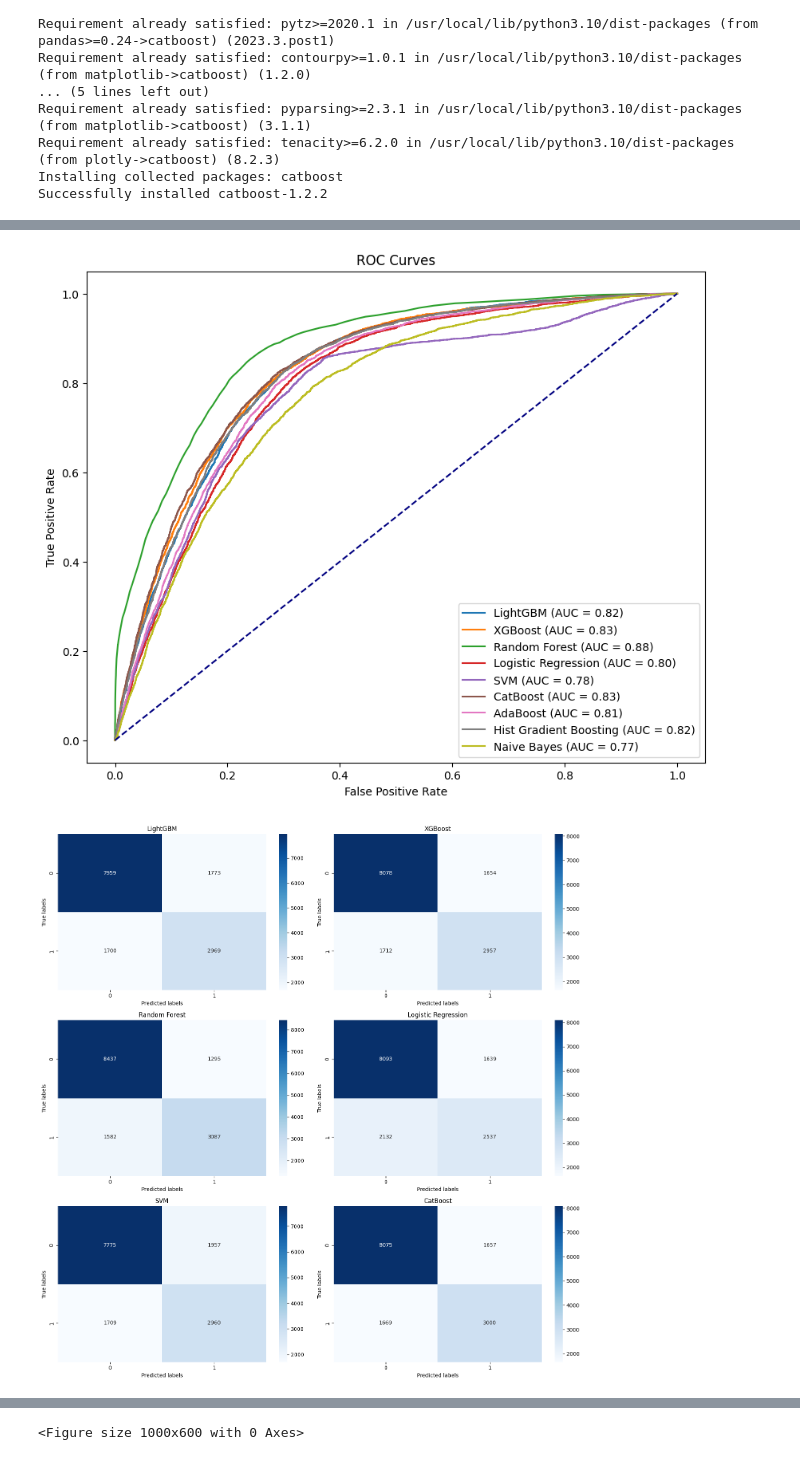
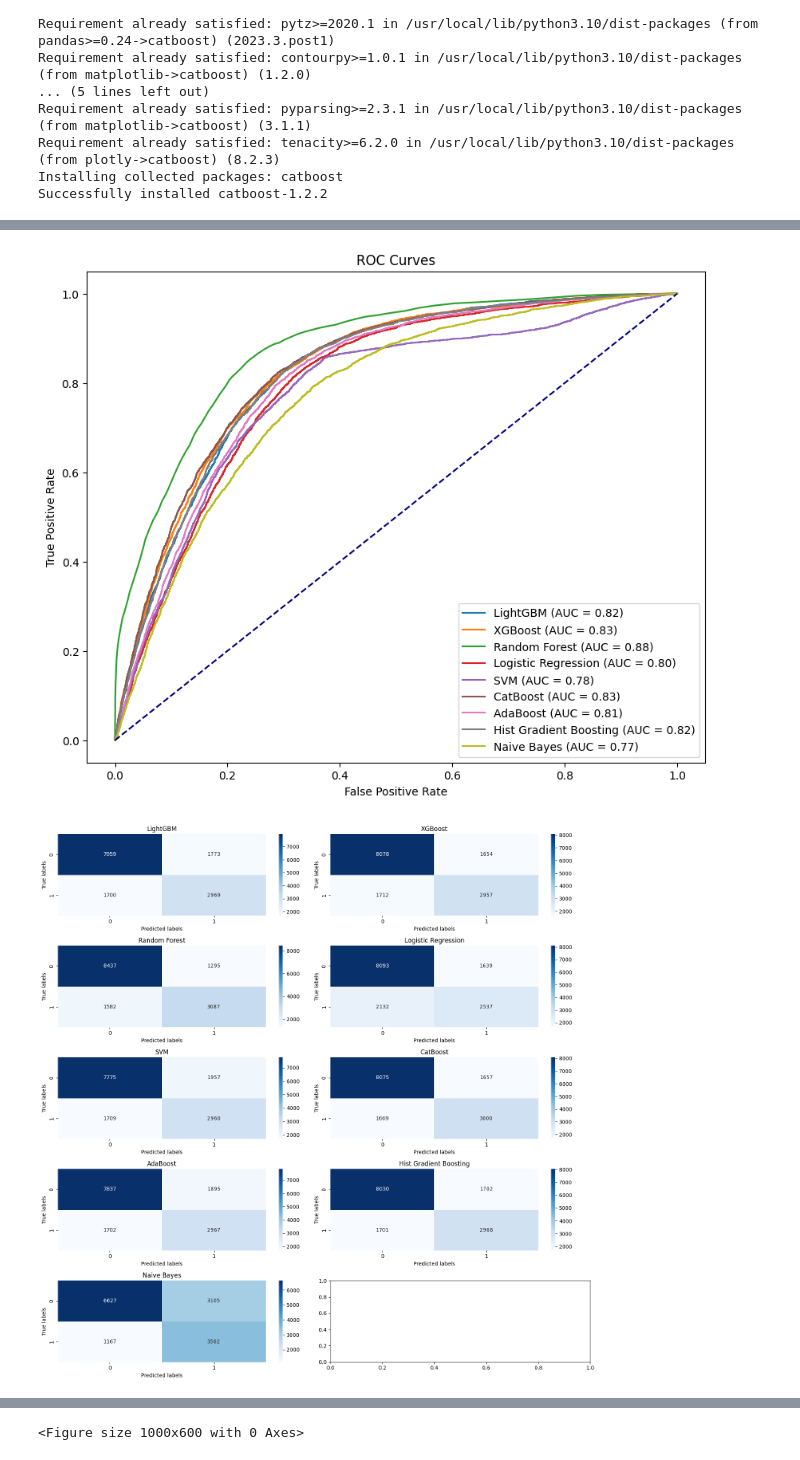
Before and after one commit to Sapphirine/202312-18-Predictive-Analytic-of-Amazon-Review-Helpfulness, a Jupyter notebook: ModelTraining.ipynb, the cells around one changed output, grey strips where cells are left out. Saved outputs shown, nothing was run; the diff lists cells and outputs as text; code cells hidden in the pictures.

```diff
--- a/ModelTraining.ipynb
+++ b/ModelTraining.ipynb
@@ -149,7 +149,7 @@ plt.legend(loc="lower right")
 plt.show()
 
 # Plot confusion matrices
-fig, axes = plt.subplots(nrows=3, ncols=2, figsize=(15, 15))
+fig, axes = plt.subplots(nrows=5, ncols=2, figsize=(15, 15))
 for ax, (name, result) in zip(axes.flatten(), results.items()):
     sns.heatmap(result['confusion_matrix'], annot=True, fmt='g', ax=ax, cmap='Blues')
     ax.set_title(name)
@@ -171,18 +171,18 @@ for name, result in results.items():
 You can set `force_row_wise=true` to remove the overhead.
 And if memory is not enough, you can set `force_col_wise=true`.
 [LightGBM] [Info] Total Bins 4144
 [LightGBM] [Info] Number of data points in the train set: 57603, number of used features: 20
 [LightGBM] [Info] [binary:BoostFromScore]: pavg=0.324254 -> initscore=-0.734290
 [LightGBM] [Info] Start training from score -0.734290
 STOP: TOTAL NO. of ITERATIONS REACHED LIMIT.
 
 Increase the number of iterations (max_iter) or scale the data as shown in:
     https://scikit-learn.org/stable/modules/preprocessing.html
 Please also refer to the documentation for alternative solver options:
     https://scikit-learn.org/stable/modules/linear_model.html#logistic-regression
   n_iter_i = _check_optimize_result(
 [figure]
-[figure, old version]
+[figure, new version]
 LightGBM:
   Accuracy: 0.76
   Precision: 0.63
```
Also changed, not shown: parts of 3 cells of this notebook.
